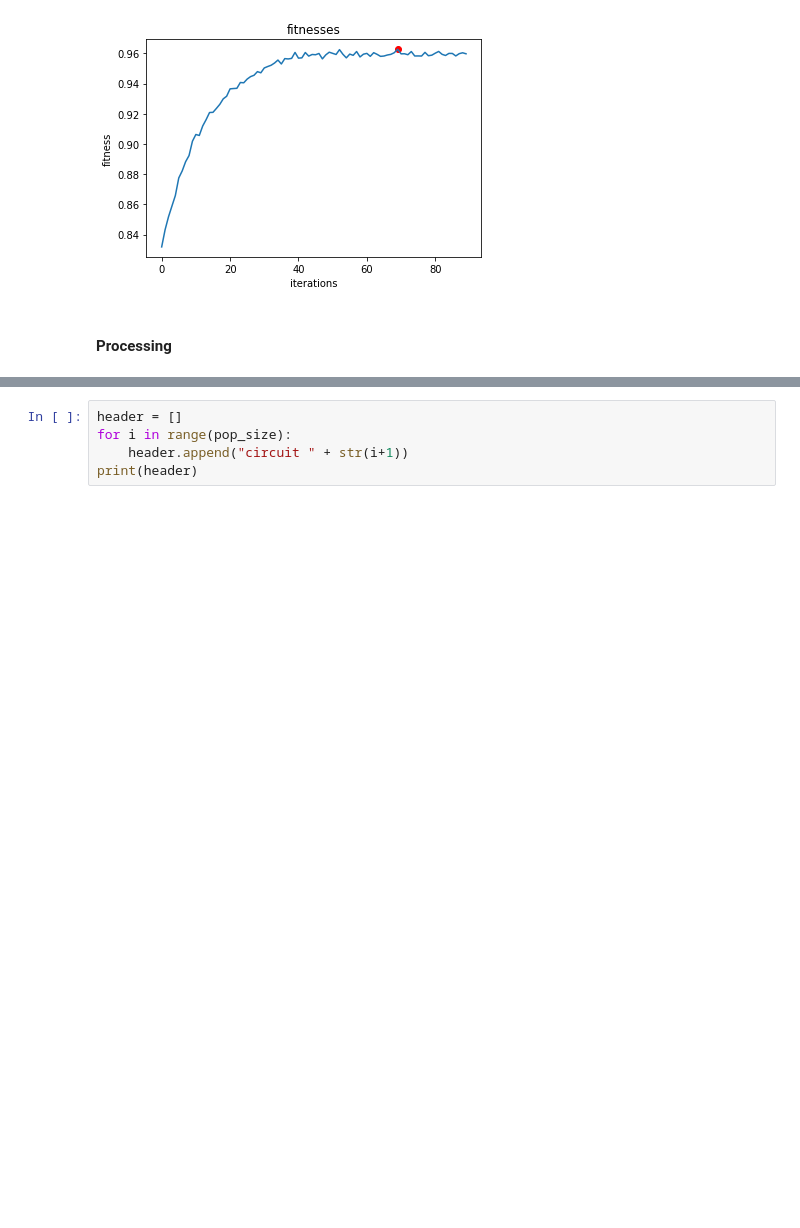
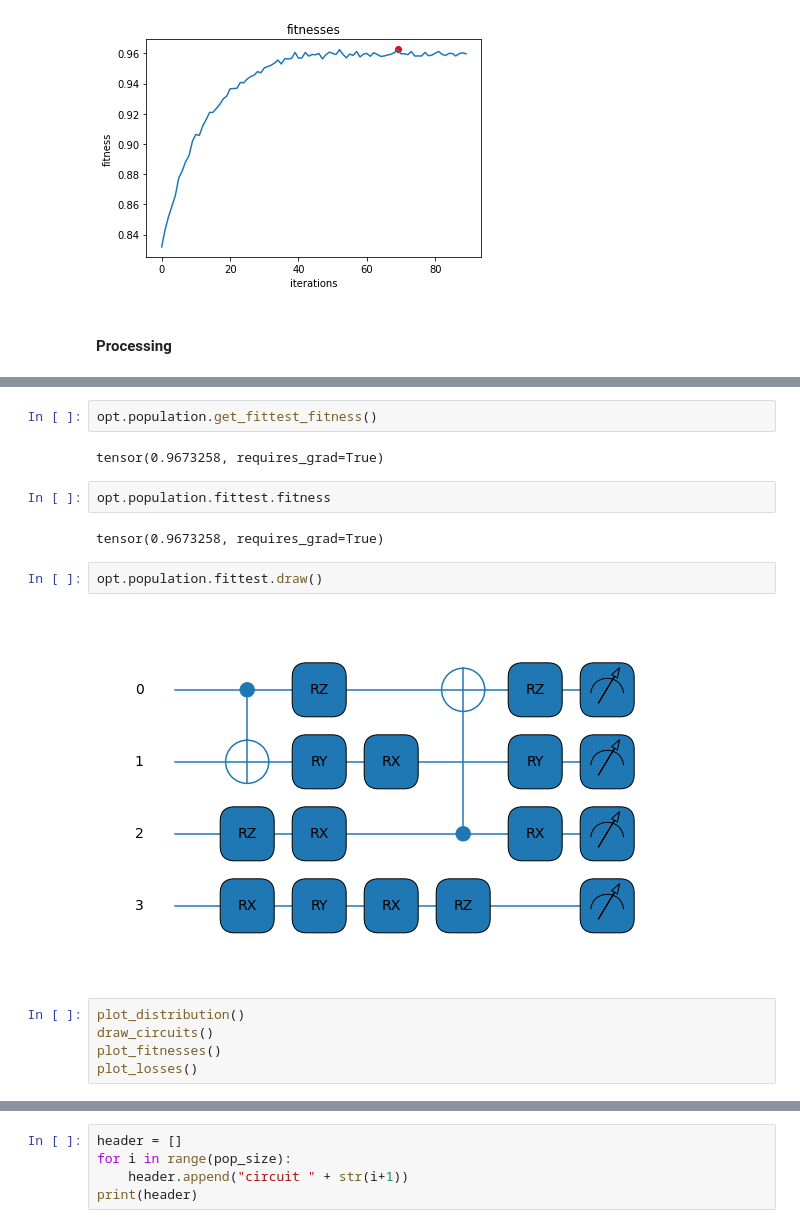
Before and after one commit to Yiyi-Cai/Quantum-Machine-Learning-for-Ansatz-Search, a Jupyter notebook: optimizer_code/optimizer_usage_1D.ipynb, the cells around one changed output, grey strips where cells are left out. Cells and saved outputs as stored; diff of their text form; blank space fills up the shorter version.

```diff
--- a/optimizer_code/optimizer_usage_1D.ipynb
+++ b/optimizer_code/optimizer_usage_1D.ipynb
@@ -152,0 +153,17 @@ Generation: 0 Fittest: 0.9635920255410898
+# %%
+opt.population.get_fittest_fitness()
+# %% [output]
+tensor(0.9673258, requires_grad=True)
+# %%
+opt.population.fittest.fitness
+# %% [output]
+tensor(0.9673258, requires_grad=True)
+# %%
+opt.population.fittest.draw()
+# %% [output]
+[figure, added]
+# %%
+plot_distribution()
+draw_circuits()
+plot_fitnesses()
+plot_losses()
```
Also changed, not shown: parts of 12 cells of this notebook, 3 other files.
